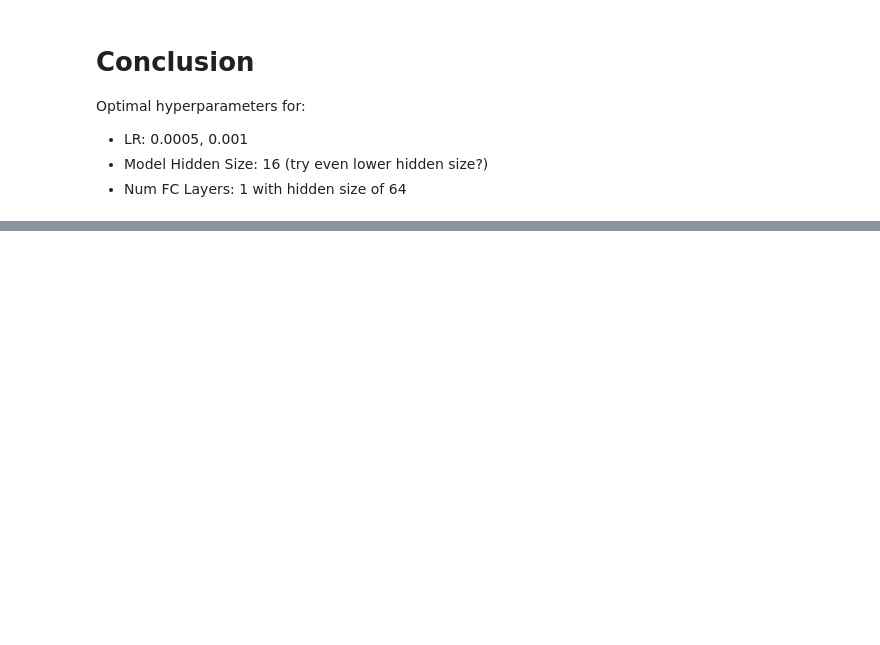
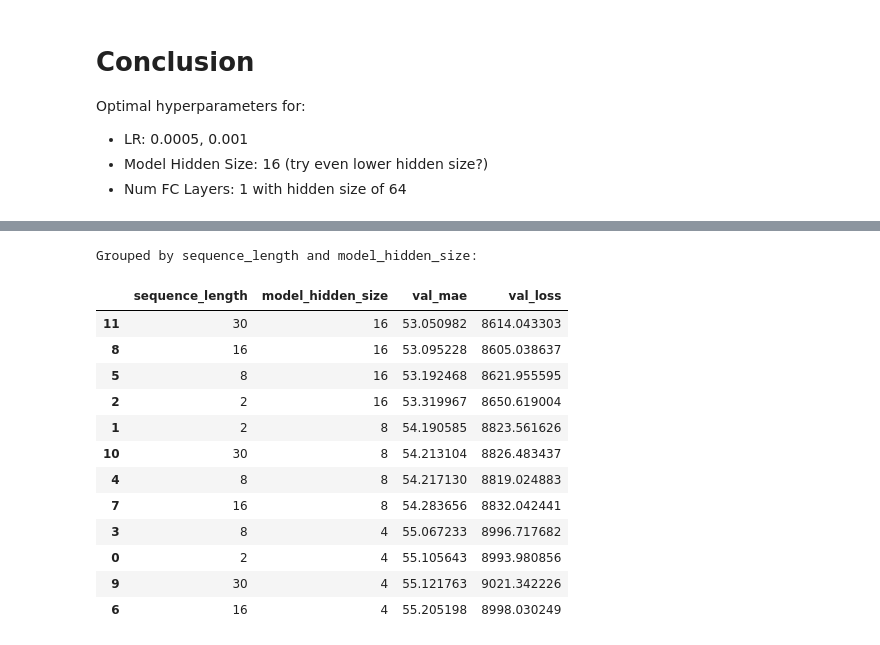
Before and after one commit to ZhiZhangT/FareCaster, a Jupyter notebook: hyperparam_results.ipynb, the cells around one changed output, grey strips where cells are left out. Saved outputs shown, nothing was run; the diff lists cells and outputs as text; code cells hidden in the pictures; blank space fills up the shorter version.

```diff
--- a/hyperparam_results.ipynb
+++ b/hyperparam_results.ipynb
@@ -177,0 +292,23 @@ Optimal hyperparameters for:
+# %%
+# Group the dataframe by 'sequence_length' and 'model_hidden_size' and calculate the mean of 'val_mae' and 'val_loss'
+grouped_df_sequence_length_hidden_size = df.groupby(['sequence_length', 'model_hidden_size'])[['val_mae', 'val_loss']].mean().reset_index()
+# Sort the grouped dataframe by 'val_mae' in ascending order
+grouped_df_sorted_sequence_length_hidden_size = grouped_df_sequence_length_hidden_size.sort_values(by='val_mae', ascending=True)
+# Display the sorted grouped dataframe
+print("Grouped by sequence_length and model_hidden_size:")
+display(grouped_df_sorted_sequence_length_hidden_size)
+# %% [output]
+Grouped by sequence_length and model_hidden_size:
+|  | sequence_length | model_hidden_size | val_mae | val_loss |
+| 11 | 30 | 16 | 53.050982 | 8614.043303 |
+| 8 | 16 | 16 | 53.095228 | 8605.038637 |
+| 5 | 8 | 16 | 53.192468 | 8621.955595 |
+| 2 | 2 | 16 | 53.319967 | 8650.619004 |
+| 1 | 2 | 8 | 54.190585 | 8823.561626 |
+| 10 | 30 | 8 | 54.213104 | 8826.483437 |
+| 4 | 8 | 8 | 54.217130 | 8819.024883 |
+| 7 | 16 | 8 | 54.283656 | 8832.042441 |
+| 3 | 8 | 4 | 55.067233 | 8996.717682 |
+| 0 | 2 | 4 | 55.105643 | 8993.980856 |
+| 9 | 30 | 4 | 55.121763 | 9021.342226 |
+| 6 | 16 | 4 | 55.205198 | 8998.030249 |
```
Also changed, not shown: parts of 14 cells of this notebook, 1 other file.
